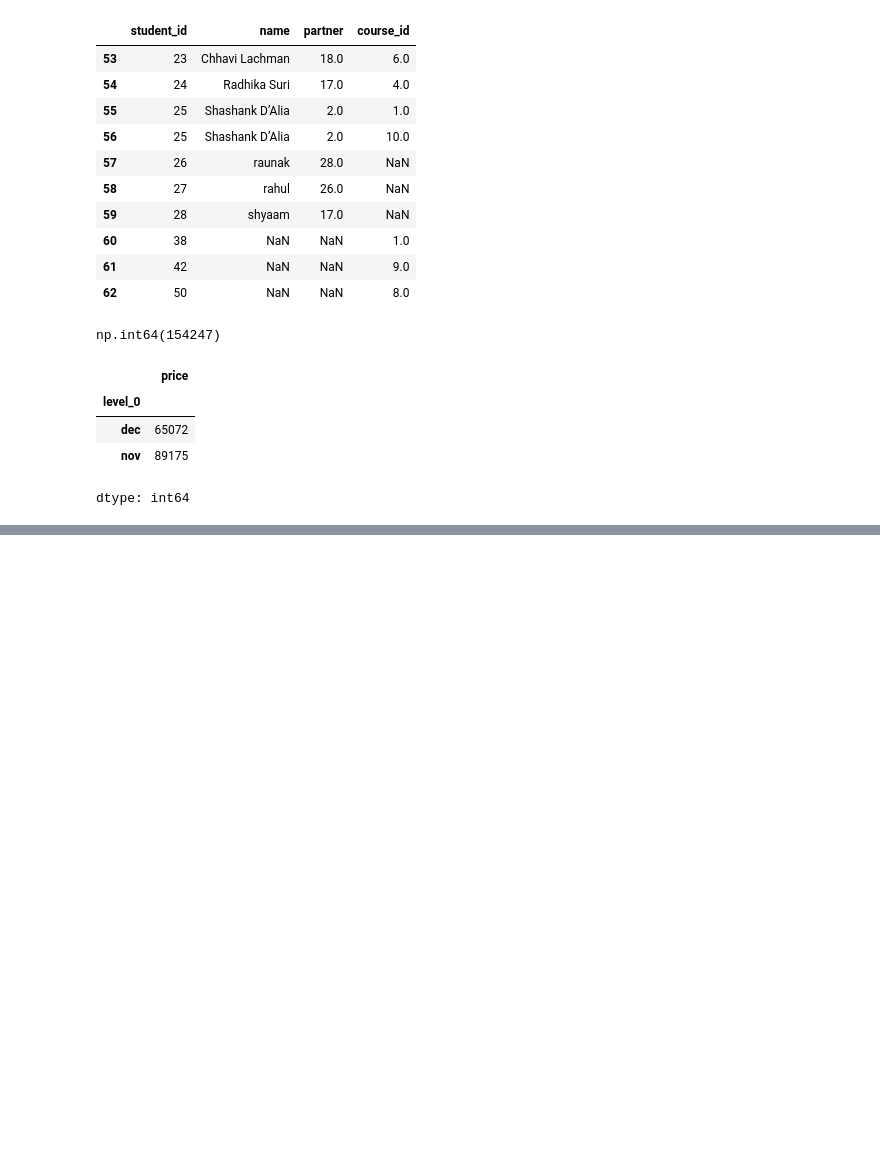
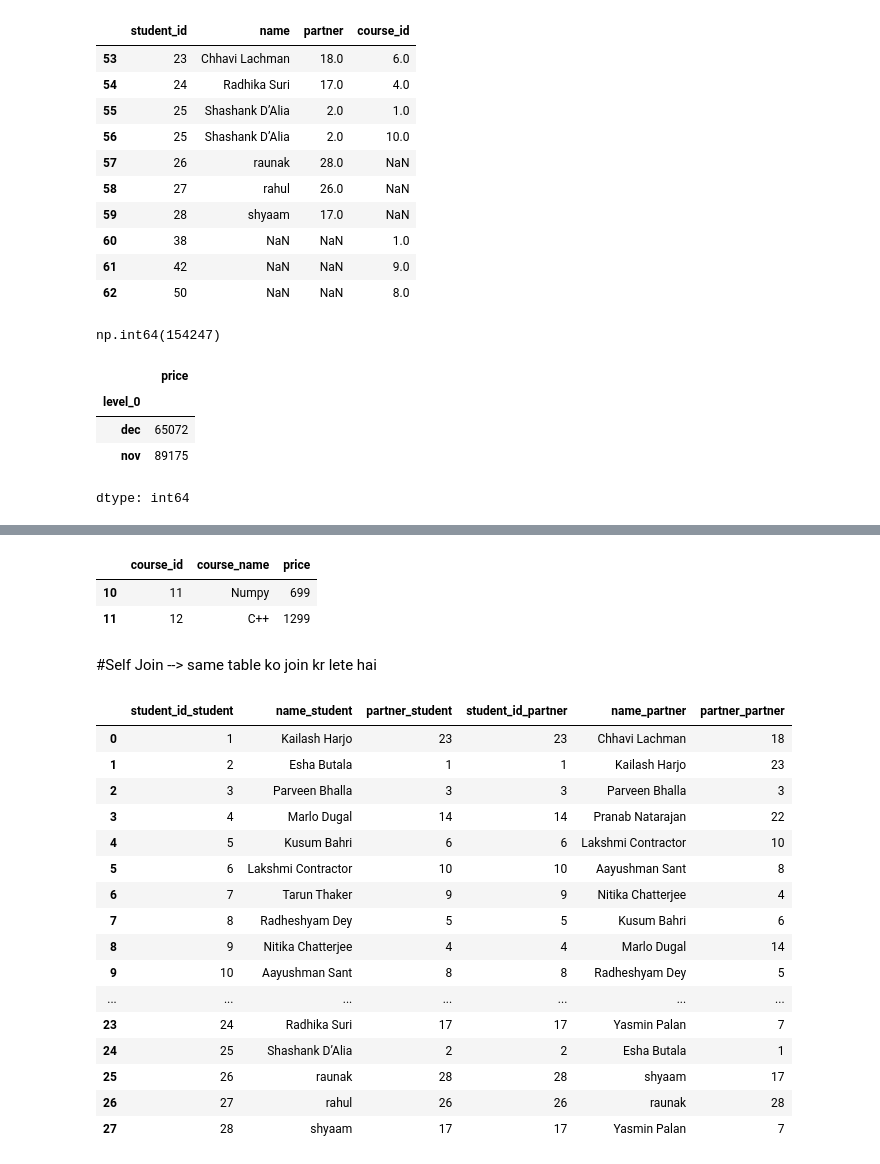
Before and after one commit to raunakdwivedi03/Python_Libraries, a Jupyter notebook: Merging,Joining_&_concatenation.ipynb, the cells around one changed output, grey strips where cells are left out. Cells and saved outputs as stored; diff of their text form; code cells hidden in the pictures; blank space fills up the shorter version.

```diff
--- a/Merging,Joining_&_concatenation.ipynb
+++ b/Merging,Joining_&_concatenation.ipynb
@@ -318,0 +379,34 @@ dtype: int64
+# %%
+#find the courses that go no enrolllment
+#course['course_id]
+#regs['course_id]
+
+course_id_list=np.setdiff1d(course['course_id'],regs['course_id'])
+course[course['course_id'].isin(course_id_list)]
+# %% [output]
+|  | course_id | course_name | price |
+| 10 | 11 | Numpy | 699 |
+| 11 | 12 | C++ | 1299 |
+# %% [markdown]
+#Self Join --> same table ko join kr lete hai
+# %%
+#print student who did not enrolled into any courses
+students.merge(students,how='inner',left_on='partner',right_on='student_id',suffixes=('_student','_partner'))
+# %% [output]
+|  | student_id_student | name_student | partner_student | student_id_partner | name_partner | partner_partner |
+| 0 | 1 | Kailash Harjo | 23 | 23 | Chhavi Lachman | 18 |
+| 1 | 2 | Esha Butala | 1 | 1 | Kailash Harjo | 23 |
+| 2 | 3 | Parveen Bhalla | 3 | 3 | Parveen Bhalla | 3 |
+| 3 | 4 | Marlo Dugal | 14 | 14 | Pranab Natarajan | 22 |
+| 4 | 5 | Kusum Bahri | 6 | 6 | Lakshmi Contractor | 10 |
+| 5 | 6 | Lakshmi Contractor | 10 | 10 | Aayushman Sant | 8 |
+| 6 | 7 | Tarun Thaker | 9 | 9 | Nitika Chatterjee | 4 |
+| 7 | 8 | Radheshyam Dey | 5 | 5 | Kusum Bahri | 6 |
+| 8 | 9 | Nitika Chatterjee | 4 | 4 | Marlo Dugal | 14 |
+| 9 | 10 | Aayushman Sant | 8 | 8 | Radheshyam Dey | 5 |
+| ... | ... | ... | ... | ... | ... | ... |
+| 23 | 24 | Radhika Suri | 17 | 17 | Yasmin Palan | 7 |
+| 24 | 25 | Shashank D’Alia | 2 | 2 | Esha Butala | 1 |
+| 25 | 26 | raunak | 28 | 28 | shyaam | 17 |
+| 26 | 27 | rahul | 26 | 26 | raunak | 28 |
+| 27 | 28 | shyaam | 17 | 17 | Yasmin Palan | 7 |
```
Also changed, not shown: parts of 19 cells of this notebook.
